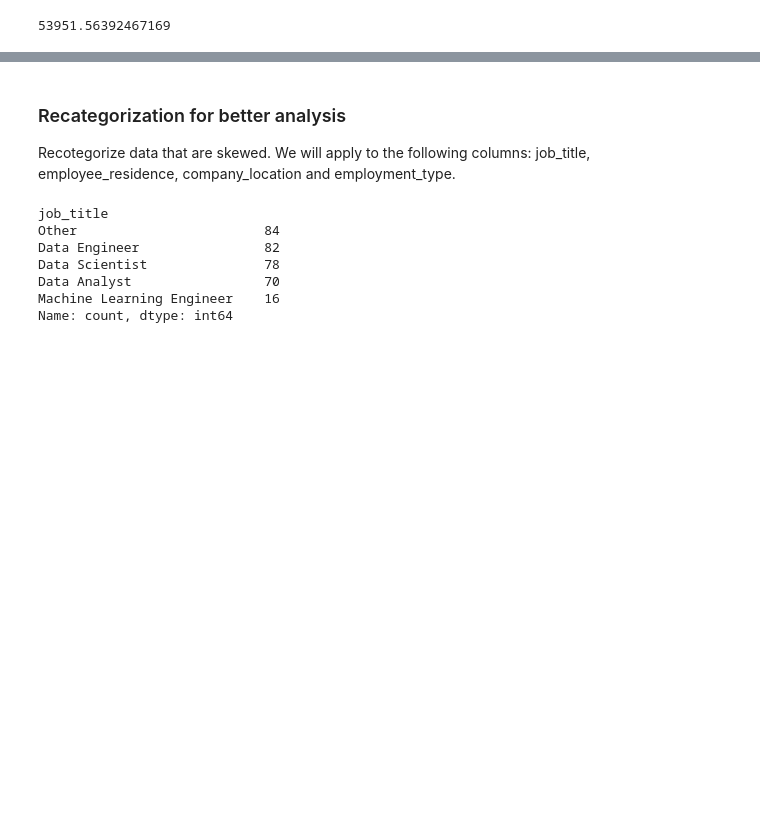
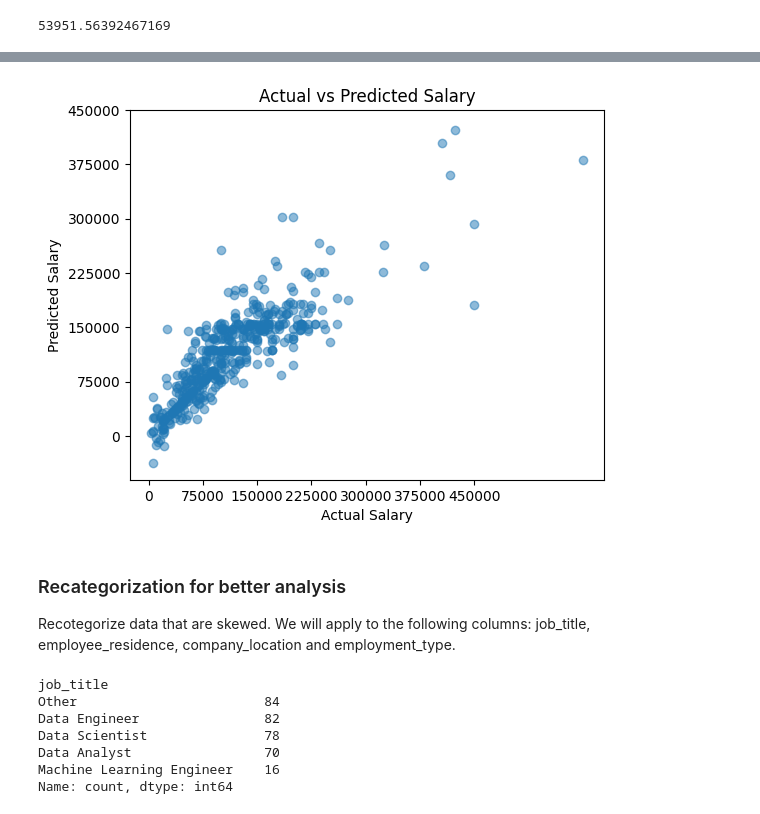
Before and after one commit to chriscolomb/seng474-project, a Jupyter notebook: notebook.ipynb, the cells around one changed output, grey strips where cells are left out. Cells and saved outputs as stored; diff of their text form; code cells hidden in the pictures; blank space fills up the shorter version.

```diff
--- a/notebook.ipynb
+++ b/notebook.ipynb
@@ -550,3 +586,18 @@ np.mean(ridge_rmses)
+# %%
+# scatter plot of actual vs predicted salary
+plt.scatter(ds_labels, salary_predictions, alpha=0.5)
+# x labels from 0 to 500000 in increments of 75000
+plt.xticks(np.arange(0, 500000, step=75000))
+# y labels from 0 to 500000 in increments of 75000
+plt.yticks(np.arange(0, 500000, step=75000))
+# make plot square dimensions
+plt.gca().set_aspect('equal', adjustable='box')
+plt.xlabel("Actual Salary")
+plt.ylabel("Predicted Salary")
+plt.title("Actual vs Predicted Salary")
+plt.show()
+# %% [output]
+[figure, added]
 # %% [markdown]
 ### Recategorization for better analysis
 Recotegorize data that are skewed. We will apply to the following columns: job_title, employee_residence, company_location and employment_type.
```
Also changed, not shown: parts of 21 cells of this notebook.
